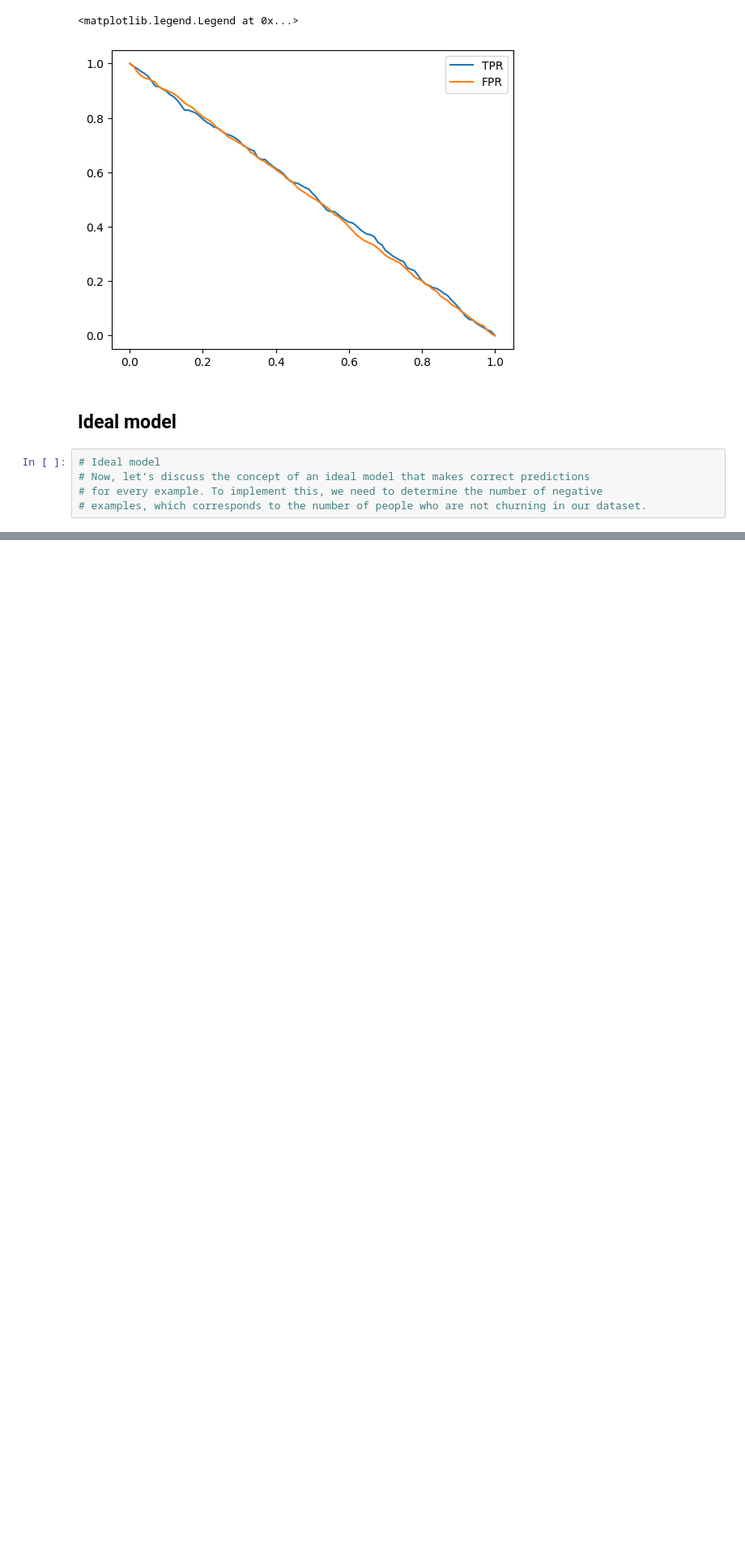
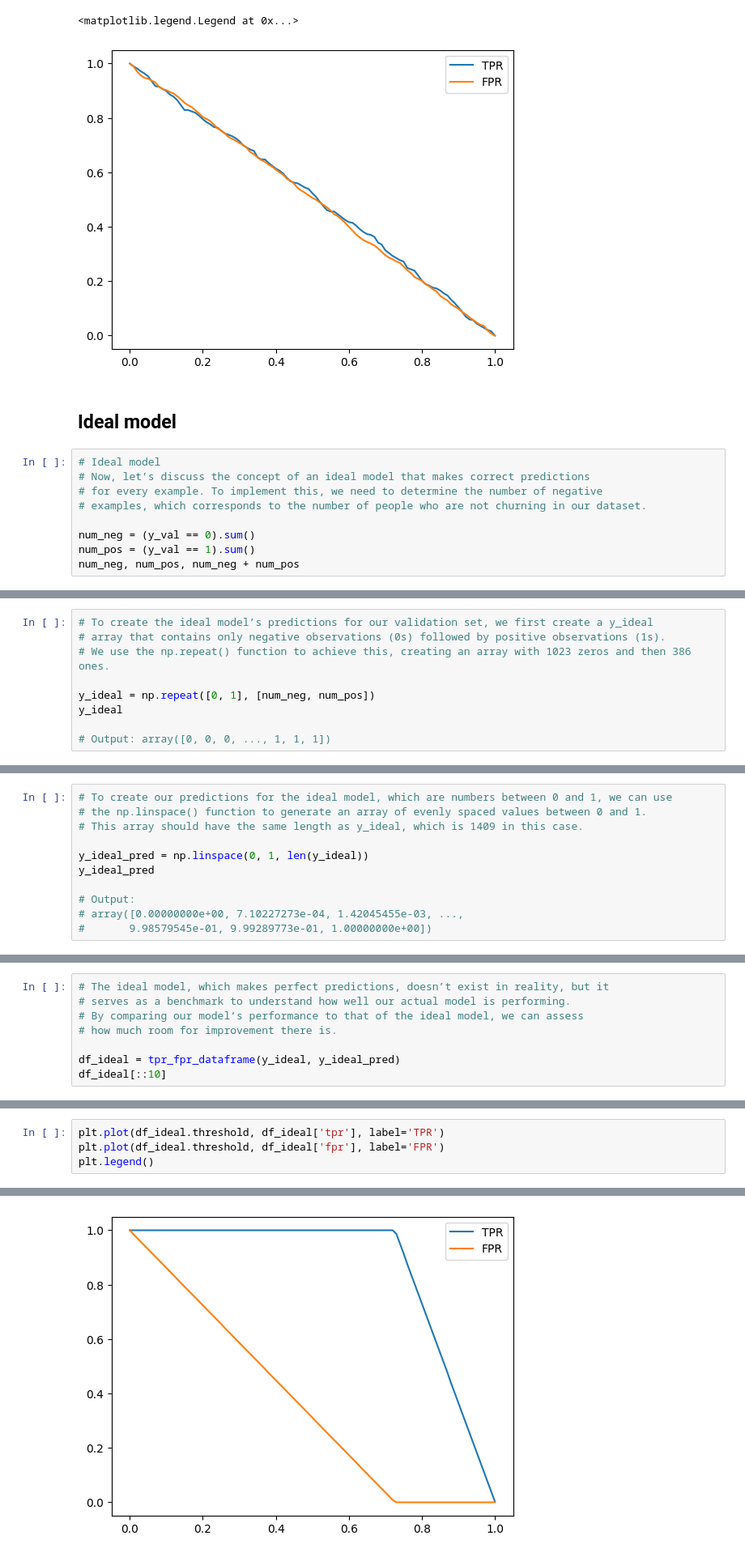
Before and after one commit to denis911/ML-zoomcamp-notebooks-modules-1-4, a Jupyter notebook: videos week 4 - evaluation.ipynb, the cells around one changed output, grey strips where cells are left out. Shown at 81% size. Drawn from its saved outputs; the diff is of its cells as text; blank space fills up the shorter version.

```diff
--- a/videos week 4 - evaluation.ipynb
+++ b/videos week 4 - evaluation.ipynb
@@ -582,3 +582,7 @@ plt.legend()
 # Now, let’s discuss the concept of an ideal model that makes correct predictions
 # for every example. To implement this, we need to determine the number of negative
 # examples, which corresponds to the number of people who are not churning in our dataset.
+
+num_neg = (y_val == 0).sum()
+num_pos = (y_val == 1).sum()
+num_neg, num_pos, num_neg + num_pos
@@ -584,0 +591,9 @@ plt.legend()
+# %%
+# To create the ideal model’s predictions for our validation set, we first create a y_ideal
+# array that contains only negative observations (0s) followed by positive observations (1s).
+# We use the np.repeat() function to achieve this, creating an array with 1023 zeros and then 386 ones.
+
+y_ideal = np.repeat([0, 1], [num_neg, num_pos])
+y_ideal
+
+# Output: array([0, 0, 0, ..., 1, 1, 1])
@@ -584,0 +602,11 @@ plt.legend()
+# %%
+# To create our predictions for the ideal model, which are numbers between 0 and 1, we can use
+# the np.linspace() function to generate an array of evenly spaced values between 0 and 1.
+# This array should have the same length as y_ideal, which is 1409 in this case.
+
+y_ideal_pred = np.linspace(0, 1, len(y_ideal))
+y_ideal_pred
+
+# Output:
+# array([0.00000000e+00, 7.10227273e-04, 1.42045455e-03, ...,
+#       9.98579545e-01, 9.99289773e-01, 1.00000000e+00])
@@ -584,0 +626,8 @@ plt.legend()
+# %%
+# The ideal model, which makes perfect predictions, doesn’t exist in reality, but it
+# serves as a benchmark to understand how well our actual model is performing.
+# By comparing our model’s performance to that of the ideal model, we can assess
+# how much room for improvement there is.
+
+df_ideal = tpr_fpr_dataframe(y_ideal, y_ideal_pred)
+df_ideal[::10]
@@ -584,0 +647,5 @@ plt.legend()
+# %%
+plt.plot(df_ideal.threshold, df_ideal['tpr'], label='TPR')
+plt.plot(df_ideal.threshold, df_ideal['fpr'], label='FPR')
+plt.legend()
+# %% [output]
@@ -584,0 +653 @@ plt.legend()
+[figure, added]
```
Also changed, not shown: parts of 8 cells of this notebook.
